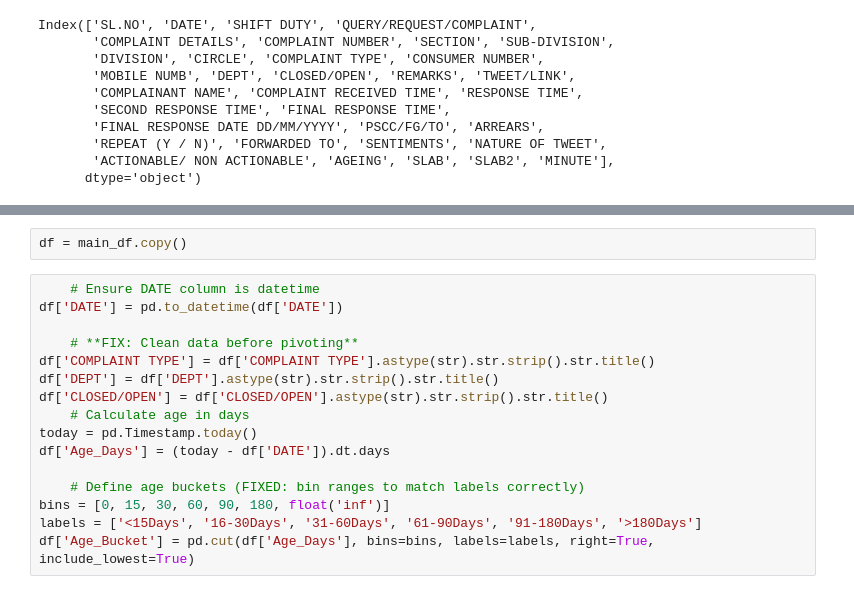
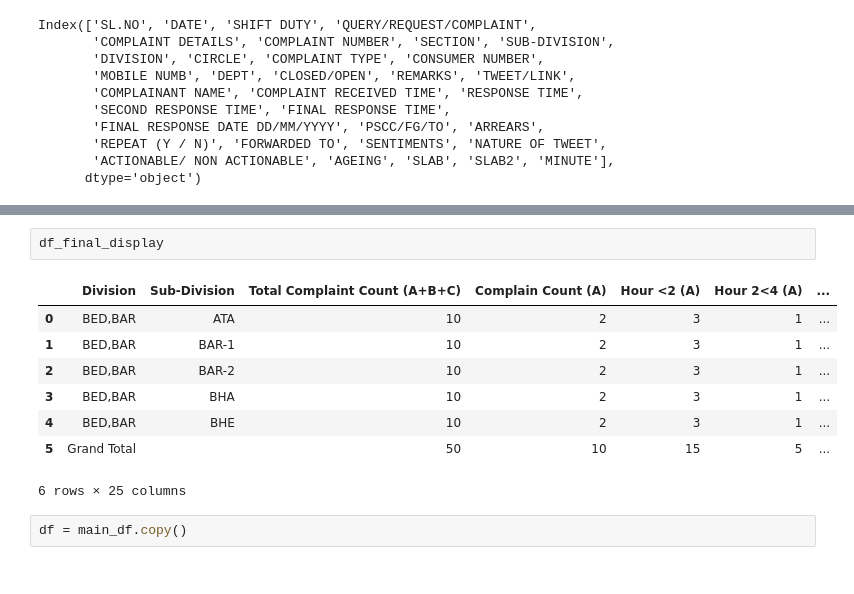
Before and after one commit to susantkumarsahoo/AutonomousDataAnalystAgent, a Jupyter notebook: notebooks/note_04.ipynb, the cells around one changed output, grey strips where cells are left out. Drawn from its saved outputs; the diff is of its cells as text.

```diff
--- a/notebooks/note_04.ipynb
+++ b/notebooks/note_04.ipynb
@@ -41,18 +95,13 @@ Index(['SL.NO', 'DATE', 'SHIFT DUTY', 'QUERY/REQUEST/COMPLAINT',
+# %%
+df_final_display
+# %% [output]
+|  | Division | Sub-Division | Total Complaint Count (A+B+C) | Complain Count (A) | Hour <2 (A) | Hour 2<4 (A) | ... |
+| 0 | BED,BAR | ATA | 10 | 2 | 3 | 1 | ... |
+| 1 | BED,BAR | BAR-1 | 10 | 2 | 3 | 1 | ... |
+| 2 | BED,BAR | BAR-2 | 10 | 2 | 3 | 1 | ... |
+| 3 | BED,BAR | BHA | 10 | 2 | 3 | 1 | ... |
+| 4 | BED,BAR | BHE | 10 | 2 | 3 | 1 | ... |
+| 5 | Grand Total |  | 50 | 10 | 15 | 5 | ... |
+6 rows × 25 columns
 # %%
 df = main_df.copy()
-# %%
-    # Ensure DATE column is datetime
-df['DATE'] = pd.to_datetime(df['DATE'])
-
-    # **FIX: Clean data before pivoting**
-df['COMPLAINT TYPE'] = df['COMPLAINT TYPE'].astype(str).str.strip().str.title()
-df['DEPT'] = df['DEPT'].astype(str).str.strip().str.title()
-df['CLOSED/OPEN'] = df['CLOSED/OPEN'].astype(str).str.strip().str.title()
-    # Calculate age in days
-today = pd.Timestamp.today()
-df['Age_Days'] = (today - df['DATE']).dt.days
-
-    # Define age buckets (FIXED: bin ranges to match labels correctly)
-bins = [0, 15, 30, 60, 90, 180, float('inf')]
-labels = ['<15Days', '16-30Days', '31-60Days', '61-90Days', '91-180Days', '>180Days']
-df['Age_Bucket'] = pd.cut(df['Age_Days'], bins=bins, labels=labels, right=True, include_lowest=True)
```
Also changed, not shown: parts of 9 cells of this notebook.
